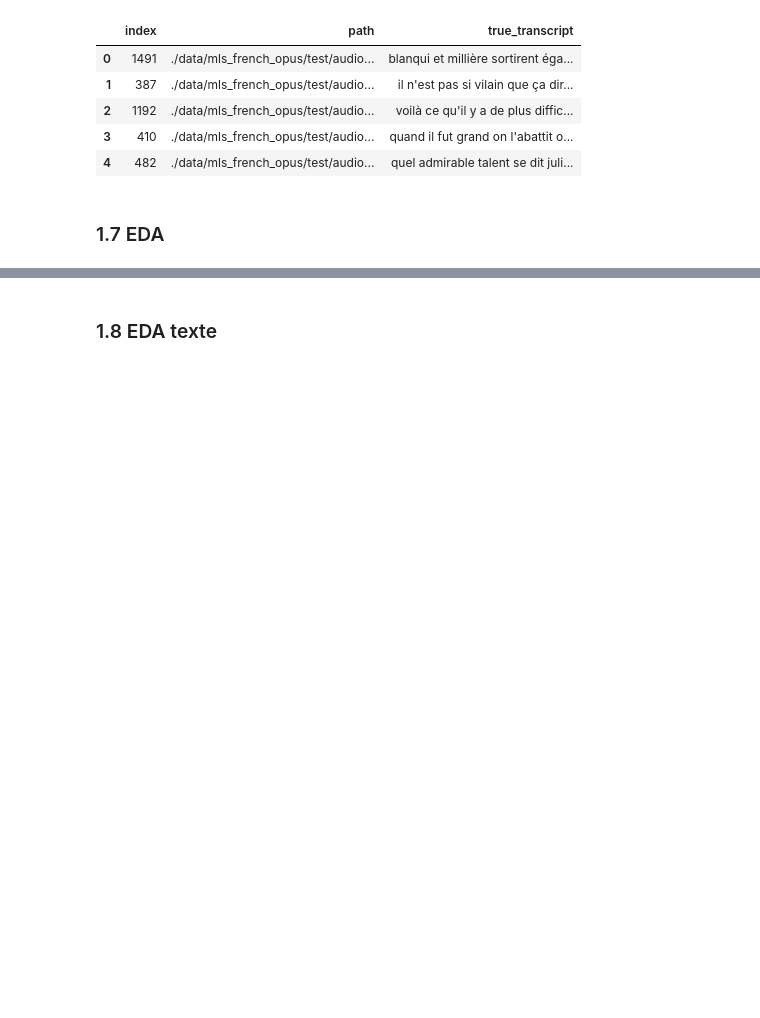
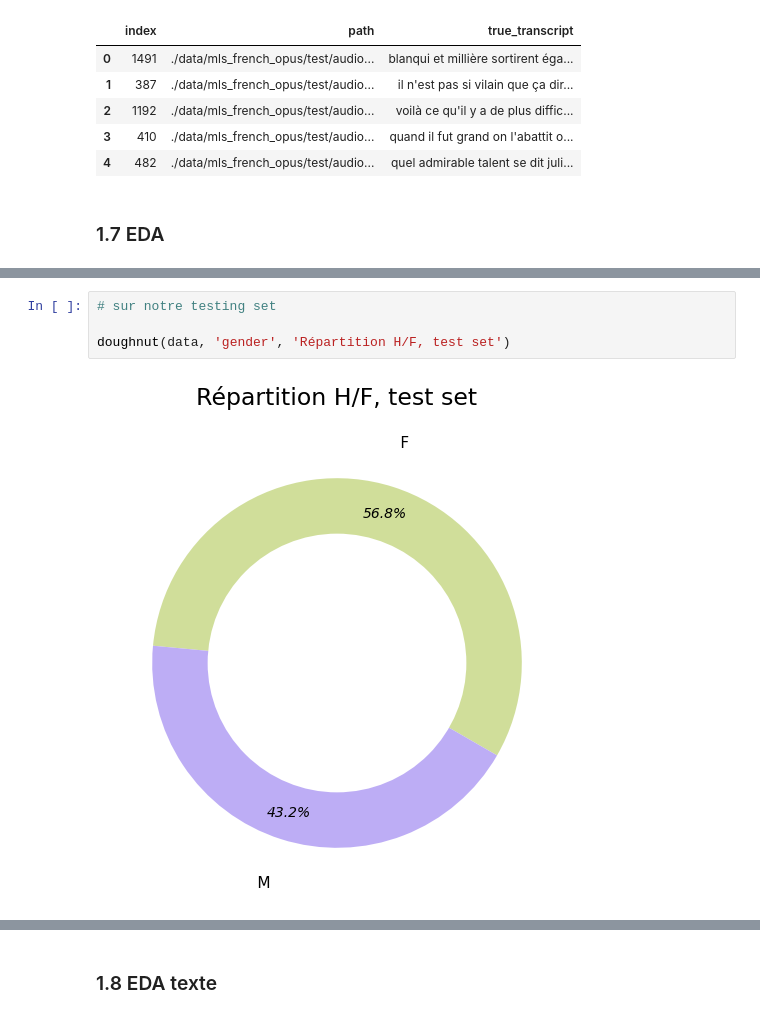
Before and after one commit to Kiwinokoto/OC_projet_7_Transcription_speech_to_text_et_traduction, a Jupyter notebook: Oudelet_Kevin_2_notebook_130424.ipynb, the cells around one changed output, grey strips where cells are left out. Saved outputs shown, nothing was run; the diff lists cells and outputs as text; blank space fills up the shorter version.

```diff
--- a/Oudelet_Kevin_2_notebook_130424.ipynb
+++ b/Oudelet_Kevin_2_notebook_130424.ipynb
@@ -826,0 +856,6 @@ print(data['book id'].nunique())
+# %%
+# sur notre testing set
+
+doughnut(data, 'gender', 'Répartition H/F, test set')
+# %% [output]
+[figure, added]
```
Also changed, not shown: parts of 7 cells of this notebook, 13 other files.
